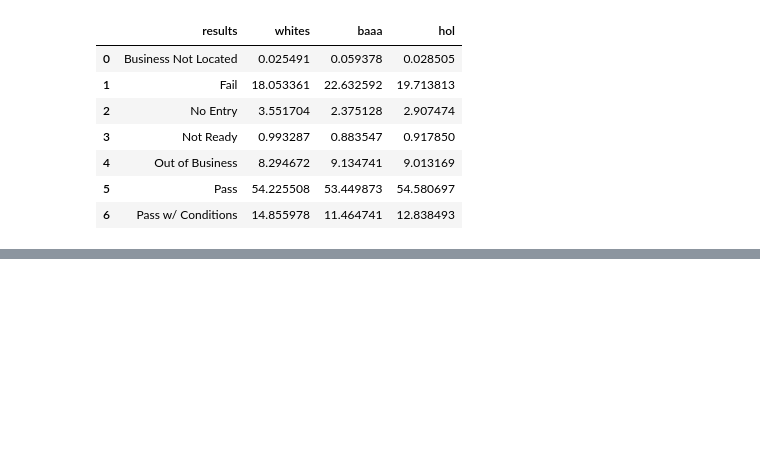
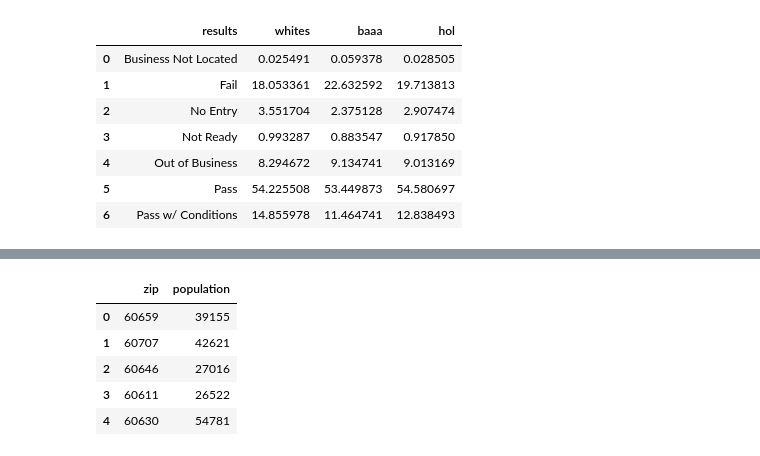
Before and after one commit to MNabegh/ADAknow, a Jupyter notebook: Ethnicity Study.ipynb, the cells around one changed output, grey strips where cells are left out. Drawn from its saved outputs; the diff is of its cells as text; code cells hidden in the pictures; blank space fills up the shorter version.

```diff
--- a/Ethnicity Study.ipynb
+++ b/Ethnicity Study.ipynb
@@ -483,0 +473,12 @@ fig.show()
+# %%
+zip_pop = pd.read_excel('./data/zip_population.xlsx', index=None, header=None)
+zip_pop.columns = ['zip', 'population']
+# %%
+zip_pop.head()
+# %% [output]
+|  | zip | population |
+| 0 | 60659 | 39155 |
+| 1 | 60707 | 42621 |
+| 2 | 60646 | 27016 |
+| 3 | 60611 | 26522 |
+| 4 | 60630 | 54781 |
```
Also changed, not shown: parts of 21 cells of this notebook, 1 other file.
